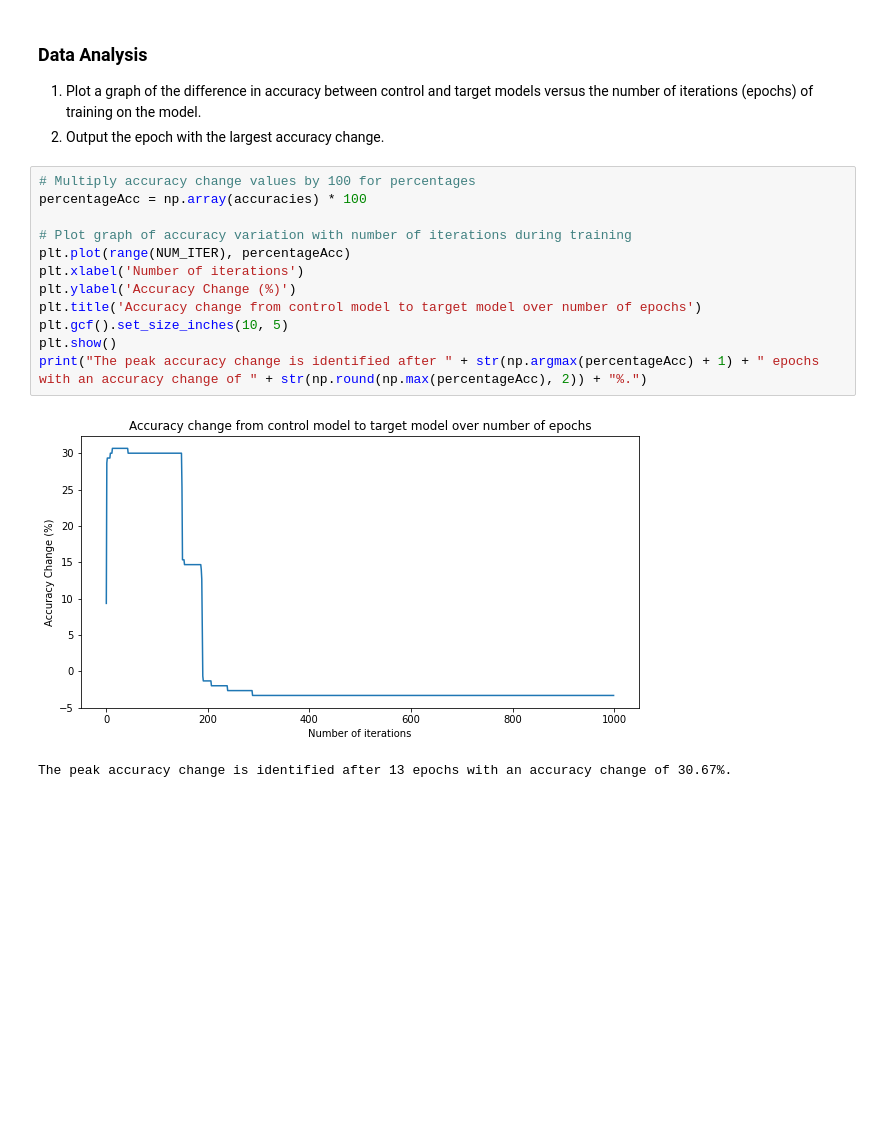
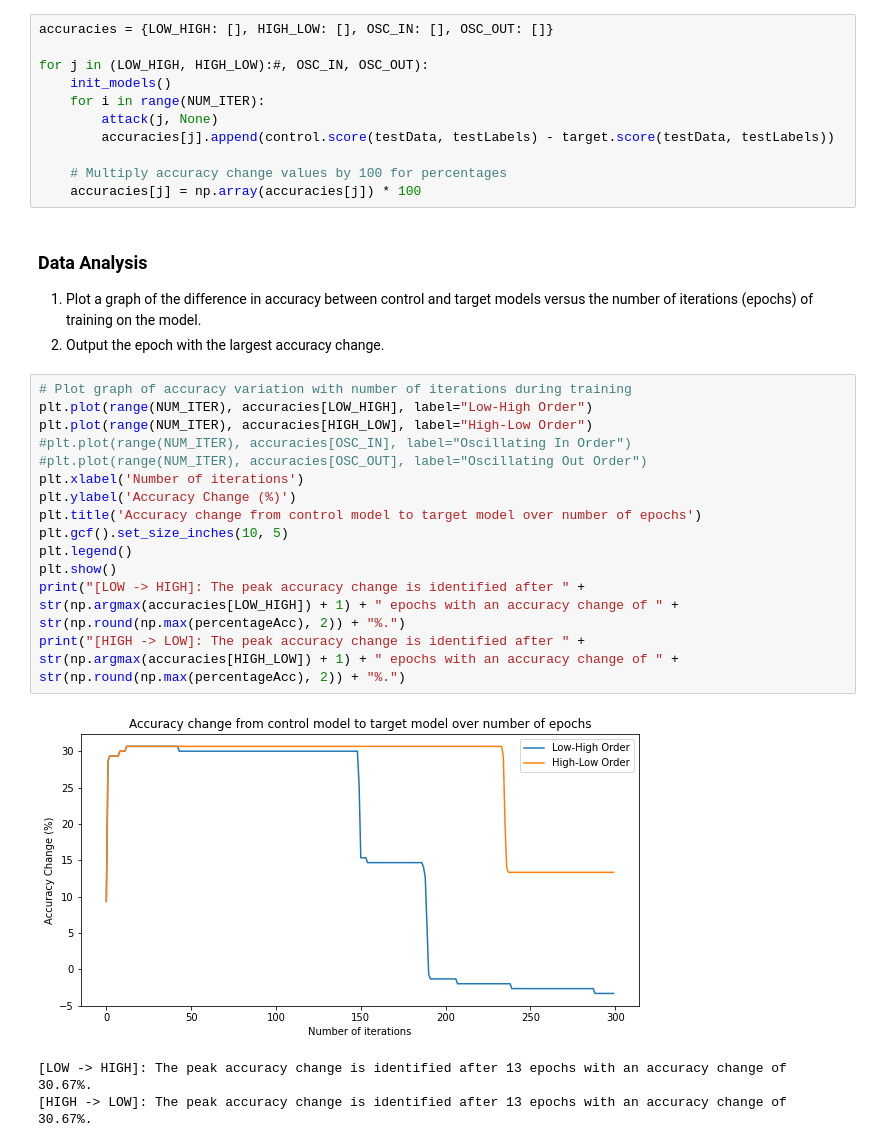
Before and after one commit to Shahiriyo/CS310-DataPoisoning-Project, a Jupyter notebook: DataOrderingSGD.ipynb, the cells around one changed output. Drawn from its saved outputs; the diff is of its cells as text; blank space fills up the shorter version.

Commit message:
Added HIGH->LOW reordering and analysis.

```diff
--- a/DataOrderingSGD.ipynb
+++ b/DataOrderingSGD.ipynb
@@ -177,20 +312,34 @@ for i in range(NUM_ITER):
+# %%
+accuracies = {LOW_HIGH: [], HIGH_LOW: [], OSC_IN: [], OSC_OUT: []}
+
+for j in (LOW_HIGH, HIGH_LOW):#, OSC_IN, OSC_OUT):
+    init_models()
+    for i in range(NUM_ITER):
+        attack(j, None)
+        accuracies[j].append(control.score(testData, testLabels) - target.score(testData, testLabels))
+
+    # Multiply accuracy change values by 100 for percentages
+    accuracies[j] = np.array(accuracies[j]) * 100
 # %% [markdown]
 ### Data Analysis
 
 1. Plot a graph of the difference in accuracy between control and target models versus the number of iterations (epochs) of training on the model.
 2. Output the epoch with the largest accuracy change.
 # %%
-# Multiply accuracy change values by 100 for percentages
-percentageAcc = np.array(accuracies) * 100
-
 # Plot graph of accuracy variation with number of iterations during training
-plt.plot(range(NUM_ITER), percentageAcc)
+plt.plot(range(NUM_ITER), accuracies[LOW_HIGH], label="Low-High Order")
+plt.plot(range(NUM_ITER), accuracies[HIGH_LOW], label="High-Low Order")
+#plt.plot(range(NUM_ITER), accuracies[OSC_IN], label="Oscillating In Order")
+#plt.plot(range(NUM_ITER), accuracies[OSC_OUT], label="Oscillating Out Order")
 plt.xlabel('Number of iterations')
 plt.ylabel('Accuracy Change (%)')
 plt.title('Accuracy change from control model to target model over number of epochs')
 plt.gcf().set_size_inches(10, 5)
+plt.legend()
 plt.show()
-print("The peak accuracy change is identified after " + str(np.argmax(percentageAcc) + 1) + " epochs with an accuracy change of " + str(np.round(np.max(percentageAcc), 2)) + "%.")
+print("[LOW -> HIGH]: The peak accuracy change is identified after " + str(np.argmax(accuracies[LOW_HIGH]) + 1) + " epochs with an accuracy change of " + str(np.round(np.max(percentageAcc), 2)) + "%.")
+print("[HIGH -> LOW]: The peak accuracy change is identified after " + str(np.argmax(accuracies[HIGH_LOW]) + 1) + " epochs with an accuracy change of " + str(np.round(np.max(percentageAcc), 2)) + "%.")
 # %% [output]
-[figure, old version]
+[figure, new version]
-The peak accuracy change is identified after 13 epochs with an accuracy change of 30.67%.
+[LOW -> HIGH]: The peak accuracy change is identified after 13 epochs with an accuracy change of 30.67%.
+[HIGH -> LOW]: The peak accuracy change is identified after 13 epochs with an accuracy change of 30.67%.
```
Also changed, not shown: parts of 8 cells of this notebook.
